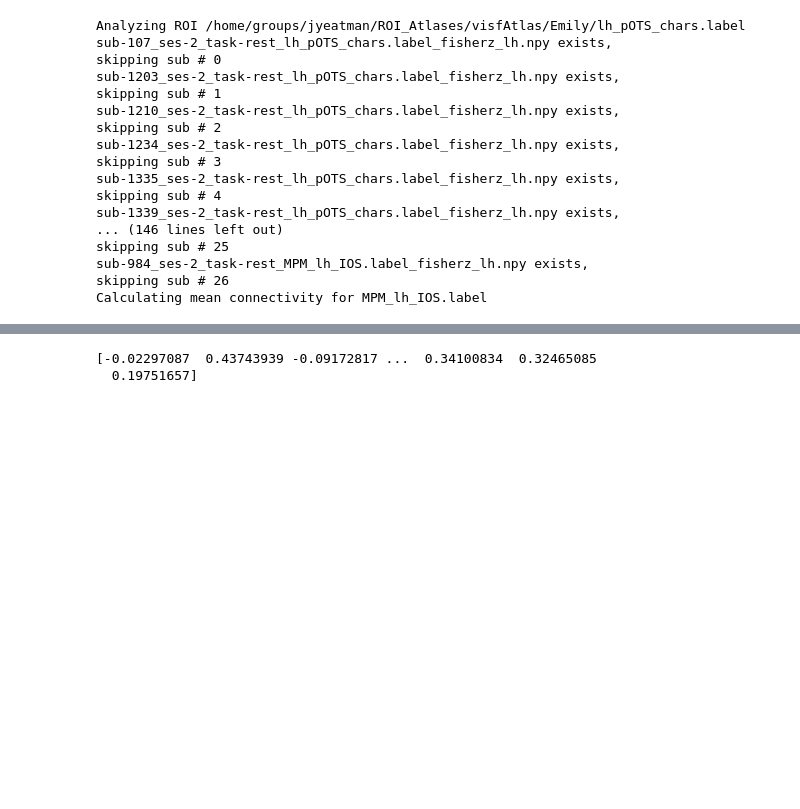
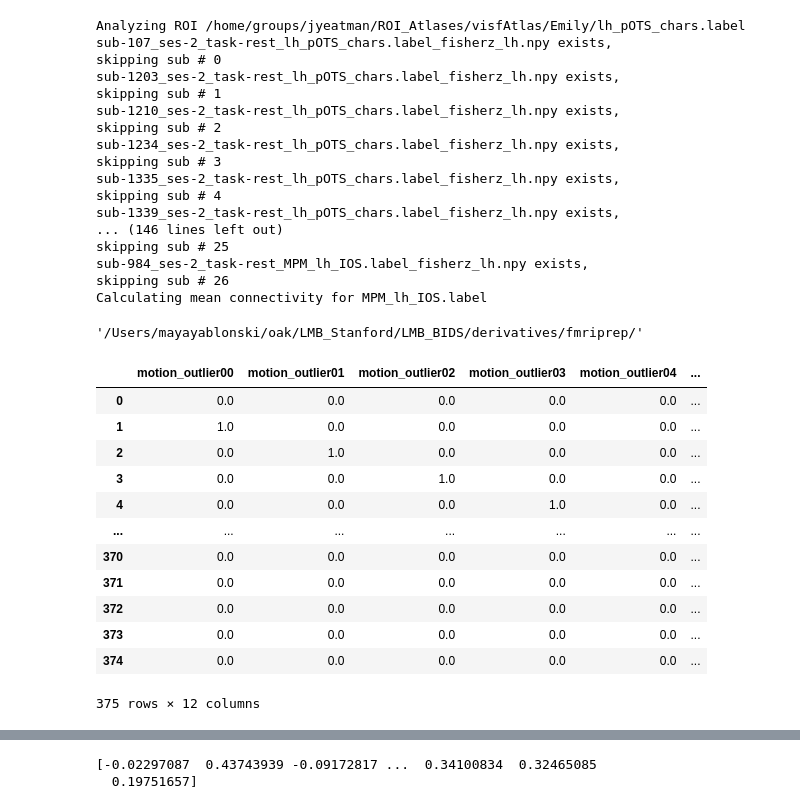
Before and after one commit to yeatmanlab/nilearn_analysis, a Jupyter notebook: FC/LMB_FC_RH.ipynb, the cells around one changed output, grey strips where cells are left out. Saved outputs shown, nothing was run; the diff lists cells and outputs as text; code cells hidden in the pictures; blank space fills up the shorter version.

```diff
--- a/FC/LMB_FC_RH.ipynb
+++ b/FC/LMB_FC_RH.ipynb
@@ -382,3 +396,7 @@ skipping sub # 25
 sub-984_ses-2_task-rest_MPM_lh_IOS.label_fisherz_lh.npy exists,
 skipping sub # 26
 Calculating mean connectivity for MPM_lh_IOS.label
+# %%
+sub_dir = inputdir + 'sub-230'
+# %% [output]
+'/Users/mayayablonski/oak/LMB_Stanford/LMB_BIDS/derivatives/fmriprep/'
@@ -384,0 +406,17 @@ Calculating mean connectivity for MPM_lh_IOS.label
+# %%
+bad_vols = cur_con_all.filter(like='motion_outlier',axis=1)
+bad_vols
+# %% [output]
+|  | motion_outlier00 | motion_outlier01 | motion_outlier02 | motion_outlier03 | motion_outlier04 | ... |
+| 0 | 0.0 | 0.0 | 0.0 | 0.0 | 0.0 | ... |
+| 1 | 1.0 | 0.0 | 0.0 | 0.0 | 0.0 | ... |
+| 2 | 0.0 | 1.0 | 0.0 | 0.0 | 0.0 | ... |
+| 3 | 0.0 | 0.0 | 1.0 | 0.0 | 0.0 | ... |
+| 4 | 0.0 | 0.0 | 0.0 | 1.0 | 0.0 | ... |
+| ... | ... | ... | ... | ... | ... | ... |
+| 370 | 0.0 | 0.0 | 0.0 | 0.0 | 0.0 | ... |
+| 371 | 0.0 | 0.0 | 0.0 | 0.0 | 0.0 | ... |
+| 372 | 0.0 | 0.0 | 0.0 | 0.0 | 0.0 | ... |
+| 373 | 0.0 | 0.0 | 0.0 | 0.0 | 0.0 | ... |
+| 374 | 0.0 | 0.0 | 0.0 | 0.0 | 0.0 | ... |
+375 rows × 12 columns
```
Also changed, not shown: parts of 5 cells of this notebook.
